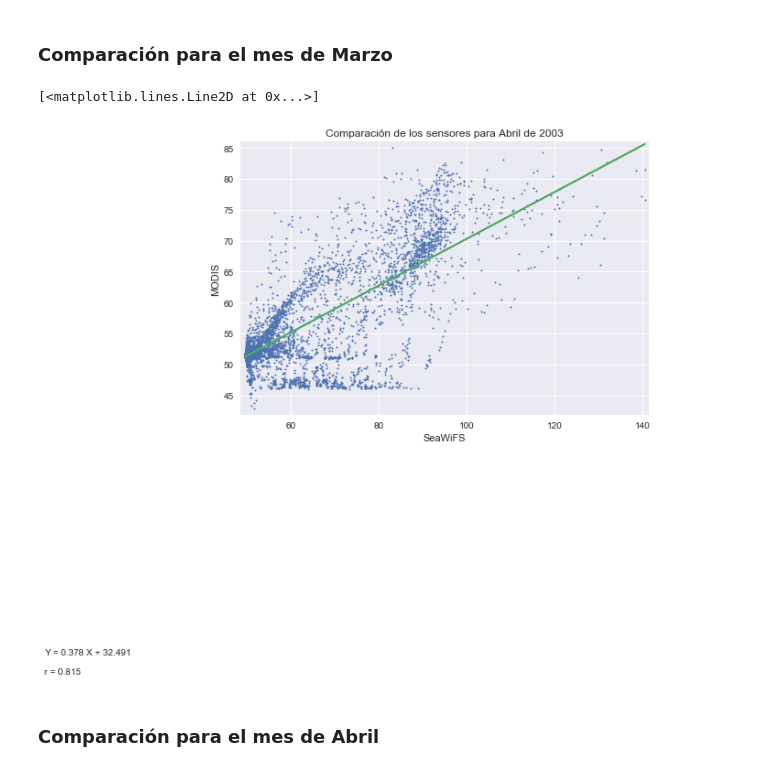
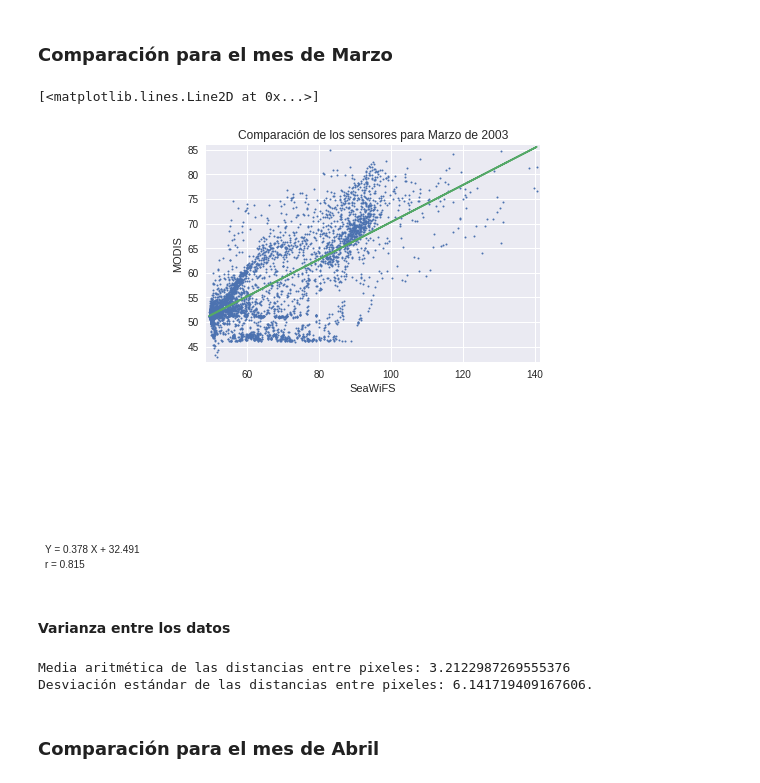
Before and after one commit to jjups96/Satellite, a Jupyter notebook: regresion/Regresión entre los sensores SeaWiFS y MODIS (490).ipynb, the cells around one changed output. Cells and saved outputs as stored; diff of their text form; code cells hidden in the pictures.

```diff
--- a/regresion/Regresión entre los sensores SeaWiFS y MODIS (490).ipynb
+++ b/regresion/Regresión entre los sensores SeaWiFS y MODIS (490).ipynb
@@ -133,7 +156,7 @@ with open('FEBRERO_2003/SeaWiFS/3_Bandas/Composicion (Lt_490).txt') as archivo_s
 
 # Desenrrollamos y convertimos a reales.
 datos_seawifs = datos_seawifs.ravel()
-datos_seawifs = np.array([float(dat) for dat in datos_seawifs])
+datos_seawifs_feb = np.array([float(dat) for dat in datos_seawifs])
 
 # Para el sensor MODIS. Es lo mismo pero con otro archivo.
 
@@ -147,17 +170,17 @@ with open('FEBRERO_2003/MODIS/3_Bandas/Composicion (B10).txt') as archivo_modis:
 
 # Desenrrollamos y convertimos a reales.
 datos_modis = datos_modis.ravel()
-datos_modis = np.array([float(dat) for dat in datos_modis])
+datos_modis_feb = np.array([float(dat) for dat in datos_modis])
 
 # Calculamos los coeficientes del ajuste lineal
-a, b = np.polyfit(datos_seawifs, datos_modis, 1)
+a, b = np.polyfit(datos_seawifs_feb, datos_modis_feb, 1)
 # Calculamos el coeficiente de correlación
-r = np.corrcoef(datos_seawifs, datos_modis)
+r = np.corrcoef(datos_seawifs_feb, datos_modis_feb)
 
-plt.plot(datos_seawifs, datos_modis, linestyle='', marker='o', markersize=2)
+plt.plot(datos_seawifs_feb, datos_modis_feb, linestyle='', marker='o', markersize=2)
 
-plt.xlim(np.min(datos_seawifs) - 1, np.max(datos_seawifs) + 1)
-plt.ylim(np.min(datos_modis) - 1, np.max(datos_modis) + 1)
+plt.xlim(np.min(datos_seawifs_feb) - 1, np.max(datos_seawifs_feb) + 1)
+plt.ylim(np.min(datos_modis_feb) - 1, np.max(datos_modis_feb) + 1)
 
 plt.xlabel("SeaWiFS")
 plt.ylabel("MODIS")
@@ -168,6 +191,6 @@ plt.text(4, 0, 'r = {0:2.3f}'.format(r[0,1]))
 plt.text(4, 3, 'Y = {0:2.3f} X + {1:2.3f}'.format(a, b))
 
 # El ajuste calculado.
-plt.plot(datos_seawifs, a * datos_seawifs + b)
+plt.plot(datos_seawifs_feb, a * datos_seawifs_feb + b)
 # %% [output]
 [<matplotlib.lines.Line2D at 0x...>]
@@ -177,7 +212,7 @@ plt.plot(datos_seawifs, a * datos_seawifs + b)
 # %%
 # Para el sensor SeaWiFS.
 
-with open('MARZO 2003/SeaWiFS/Composicion (Lt_490).txt') as archivo_seawifs:
+with open('MARZO_2003/SeaWiFS/Composicion (Lt_490).txt') as archivo_seawifs:
     for _ in range(5):
         # Ignoramos los primeros 5 renglones del archivo.
         archivo_seawifs.readline()
@@ -187,45 +222,57 @@ with open('MARZO 2003/SeaWiFS/Composicion (Lt_490).txt') as archivo_seawifs:
 
 # Desenrrollamos y convertimos a reales.
 datos_seawifs = datos_seawifs.ravel()
-datos_seawifs = np.array([float(dat) for dat in datos_seawifs])
+datos_seawifs_mar = np.array([float(dat) for dat in datos_seawifs])
 
 # Para el sensor MODIS. Es lo mismo pero con otro archivo.
 
-with open('MARZO 2003/MODIS/Composicion (B10).txt') as archivo_modis:
+with open('MARZO_2003/MODIS/Composicion (B10).txt') as archivo_modis:
     for _ in range(5):
         # Ignoramos los primeros 5 renglones del archivo.
         archivo_modis.readline()
     # Separamos los datos en una matriz.
     datos_modis = np.array([archivo_modis.readline().split()
                               for _ in range(127)])
 
 # Desenrrollamos y convertimos a reales.
 datos_modis = datos_modis.ravel()
-datos_modis = np.array([float(dat) for dat in datos_modis])
+datos_modis_mar = np.array([float(dat) for dat in datos_modis])
 
 # Calculamos los coeficientes del ajuste lineal
-a, b = np.polyfit(datos_seawifs, datos_modis, 1)
+a, b = np.polyfit(datos_seawifs_mar, datos_modis_mar, 1)
 # Calculamos el coeficiente de correlación
-r = np.corrcoef(datos_seawifs, datos_modis)
+r = np.corrcoef(datos_seawifs_mar, datos_modis_mar)
 
-plt.plot(datos_seawifs, datos_modis, linestyle='', marker='o', markersize=2)
+plt.plot(datos_seawifs_mar, datos_modis_mar, linestyle='', marker='o', markersize=2)
 
-plt.xlim(np.min(datos_seawifs) - 1, np.max(datos_seawifs) + 1)
-plt.ylim(np.min(datos_modis) - 1, np.max(datos_modis) + 1)
+plt.xlim(np.min(datos_seawifs_mar) - 1, np.max(datos_seawifs_mar) + 1)
+plt.ylim(np.min(datos_modis_mar) - 1, np.max(datos_modis_mar) + 1)
 
 plt.xlabel("SeaWiFS")
 plt.ylabel("MODIS")
 
-plt.title("Comparación de los sensores para Abril de 2003")
+plt.title("Comparación de los sensores para Marzo de 2003")
 
 plt.text(4, 0, 'r = {0:2.3f}'.format(r[0,1]))
 plt.text(4, 3, 'Y = {0:2.3f} X + {1:2.3f}'.format(a, b))
 
 # El ajuste calculado.
-plt.plot(datos_seawifs, a * datos_seawifs + b)
+plt.plot(datos_seawifs_mar, a * datos_seawifs_mar + b)
 # %% [output]
 [<matplotlib.lines.Line2D at 0x...>]
-[figure, old version]
+[figure, new version]
+# %% [markdown]
+#### Varianza entre los datos
+# %%
+datos_comb_mar = abs(datos_seawifs_mar - datos_modis_mar)
+ma_comb_mar = np.mean(datos_comb_mar)
+desv_est_comb_mar = np.std(datos_comb_mar)
+
+print("Media aritmética de las distancias entre pixeles: {}".format(ma_comb_mar))
+print("Desviación estándar de las distancias entre pixeles: {}.".format(desv_est_comb_mar))
+# %% [output]
+Media aritmética de las distancias entre pixeles: 3.2122987269555376
+Desviación estándar de las distancias entre pixeles: 6.141719409167606.
 # %% [markdown]
 ### Comparación para el mes de Abril
 # %%
```
Also changed, not shown: parts of 21 cells of this notebook.
